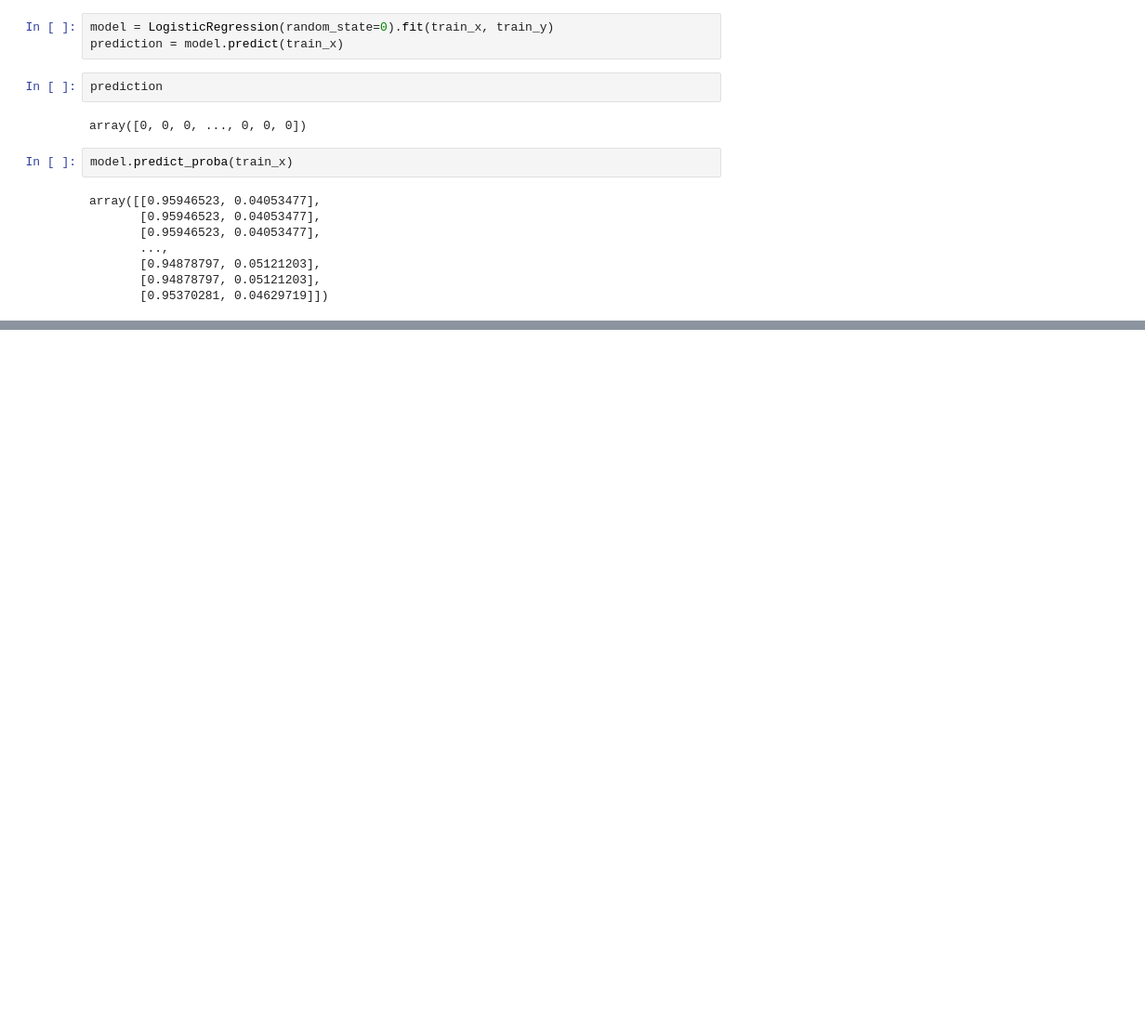
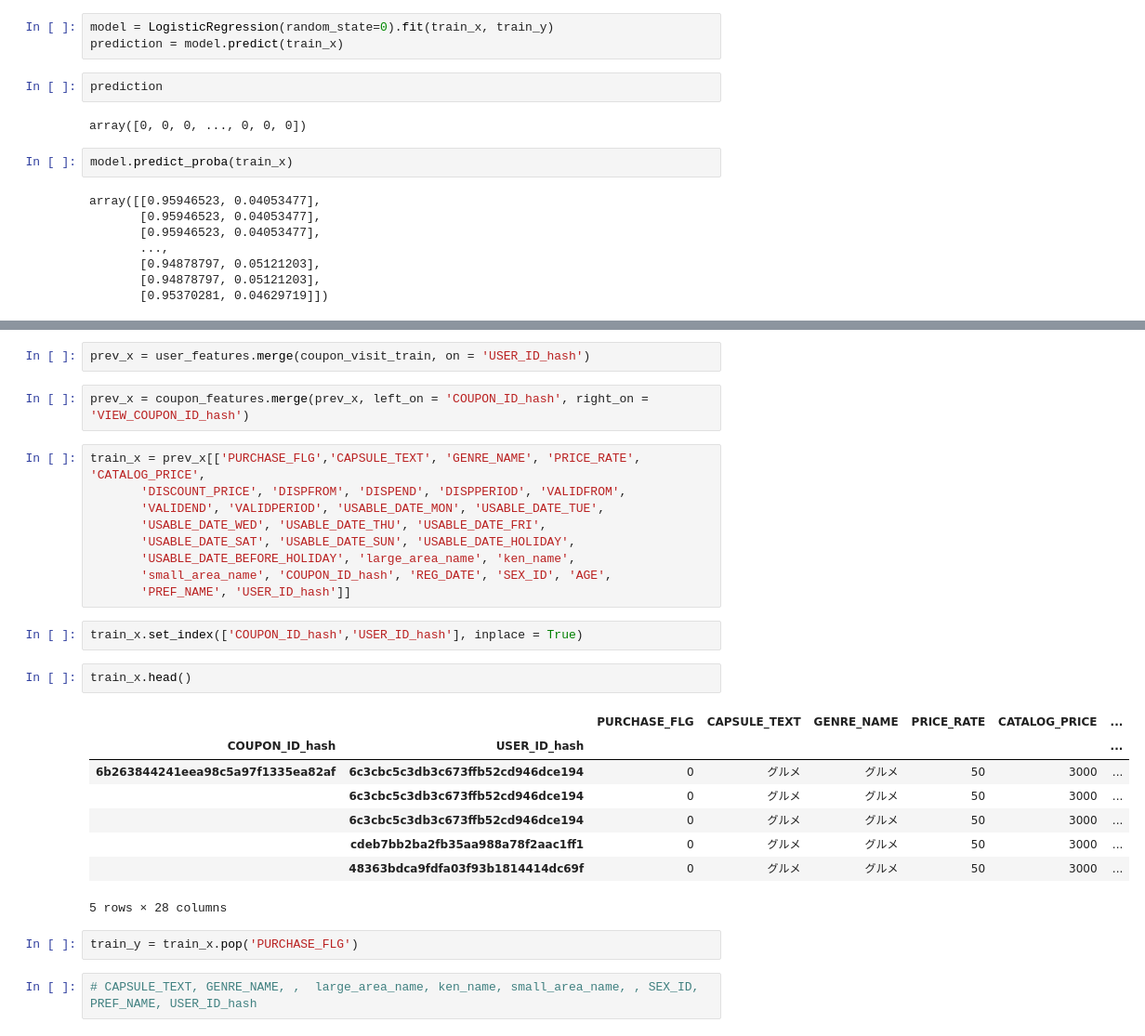
Before and after one commit to lifangshi/kaggle, a Jupyter notebook: Coupon Purchase Prediction/coupon_purchase_prediction.ipynb, the cells around one changed output, grey strips where cells are left out. Shown at 93% size. Saved outputs shown, nothing was run; the diff lists cells and outputs as text; blank space fills up the shorter version.

```diff
--- a/Coupon Purchase Prediction/coupon_purchase_prediction.ipynb
+++ b/Coupon Purchase Prediction/coupon_purchase_prediction.ipynb
@@ -401,0 +381,30 @@ array([2, 3, 5, 6])
+# %%
+prev_x = user_features.merge(coupon_visit_train, on = 'USER_ID_hash')
+# %%
+prev_x = coupon_features.merge(prev_x, left_on = 'COUPON_ID_hash', right_on = 'VIEW_COUPON_ID_hash')
+# %%
+train_x = prev_x[['PURCHASE_FLG','CAPSULE_TEXT', 'GENRE_NAME', 'PRICE_RATE', 'CATALOG_PRICE',
+       'DISCOUNT_PRICE', 'DISPFROM', 'DISPEND', 'DISPPERIOD', 'VALIDFROM',
+       'VALIDEND', 'VALIDPERIOD', 'USABLE_DATE_MON', 'USABLE_DATE_TUE',
+       'USABLE_DATE_WED', 'USABLE_DATE_THU', 'USABLE_DATE_FRI',
+       'USABLE_DATE_SAT', 'USABLE_DATE_SUN', 'USABLE_DATE_HOLIDAY',
+       'USABLE_DATE_BEFORE_HOLIDAY', 'large_area_name', 'ken_name',
+       'small_area_name', 'COUPON_ID_hash', 'REG_DATE', 'SEX_ID', 'AGE',
+       'PREF_NAME', 'USER_ID_hash']]
+# %%
+train_x.set_index(['COUPON_ID_hash','USER_ID_hash'], inplace = True)
+# %%
+train_x.head()
+# %% [output]
+|  |  | PURCHASE_FLG | CAPSULE_TEXT | GENRE_NAME | PRICE_RATE | CATALOG_PRICE | ... |
+| COUPON_ID_hash | USER_ID_hash |  |  |  |  |  | ... |
+| 6b263844241eea98c5a97f1335ea82af | 6c3cbc5c3db3c673ffb52cd946dce194 | 0 | グルメ | グルメ | 50 | 3000 | ... |
+|  | 6c3cbc5c3db3c673ffb52cd946dce194 | 0 | グルメ | グルメ | 50 | 3000 | ... |
+|  | 6c3cbc5c3db3c673ffb52cd946dce194 | 0 | グルメ | グルメ | 50 | 3000 | ... |
+|  | cdeb7bb2ba2fb35aa988a78f2aac1ff1 | 0 | グルメ | グルメ | 50 | 3000 | ... |
+|  | 48363bdca9fdfa03f93b1814414dc69f | 0 | グルメ | グルメ | 50 | 3000 | ... |
+5 rows × 28 columns
+# %%
+train_y = train_x.pop('PURCHASE_FLG')
+# %%
+# CAPSULE_TEXT, GENRE_NAME, ,  large_area_name, ken_name, small_area_name, , SEX_ID, PREF_NAME, USER_ID_hash
```
Also changed, not shown: parts of 71 cells of this notebook.
